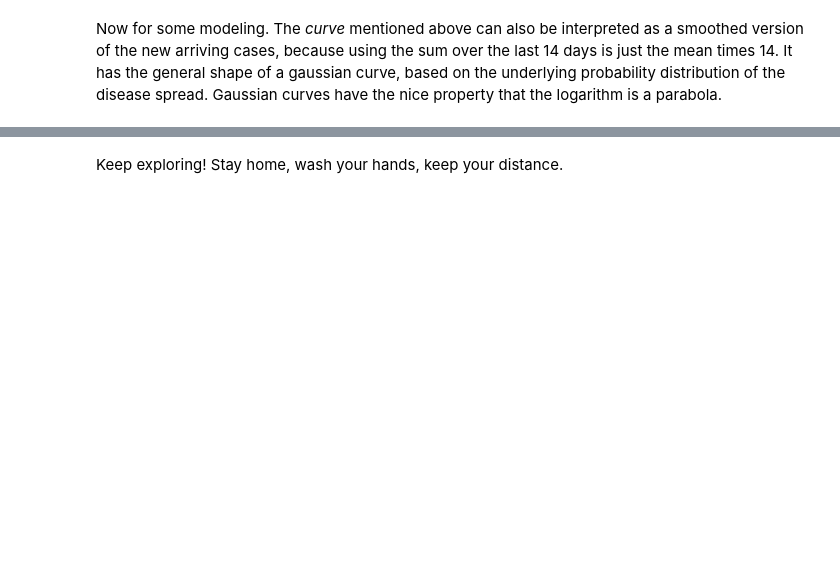
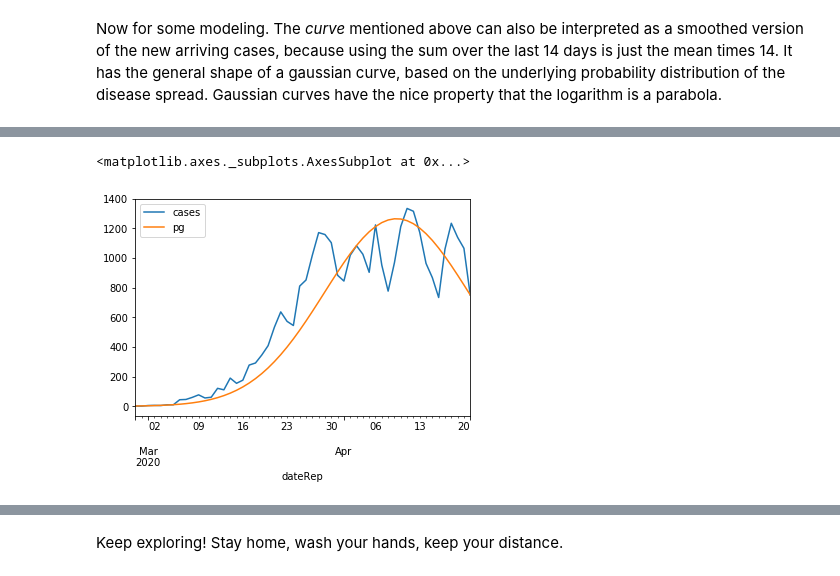
Before and after one commit to R3dje/COVID19, a Jupyter notebook: EUCDC.ipynb, the cells around one changed output, grey strips where cells are left out. Cells and saved outputs as stored; diff of their text form; code cells hidden in the pictures; blank space fills up the shorter version.

```diff
--- a/EUCDC.ipynb
+++ b/EUCDC.ipynb
@@ -319,0 +283,7 @@ dg.describe()
+# %%
+dg['pp'] = np.polyval(fit, dg['day'])
+dg['pg'] = 10 ** dg['pp']
+dg.plot(x='dateRep', y=['cases', 'pg'], logy=False)
+# %% [output]
+<matplotlib.axes._subplots.AxesSubplot at 0x...>
+[figure, added]
```
Also changed, not shown: parts of 28 cells of this notebook, 1 other file.
